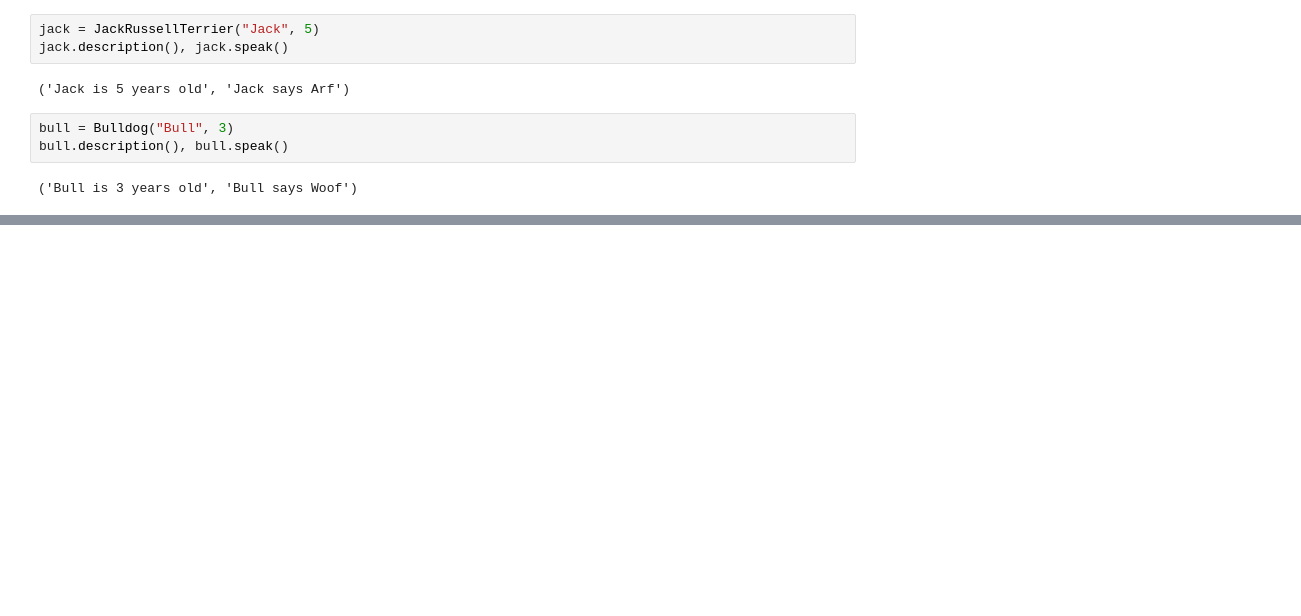
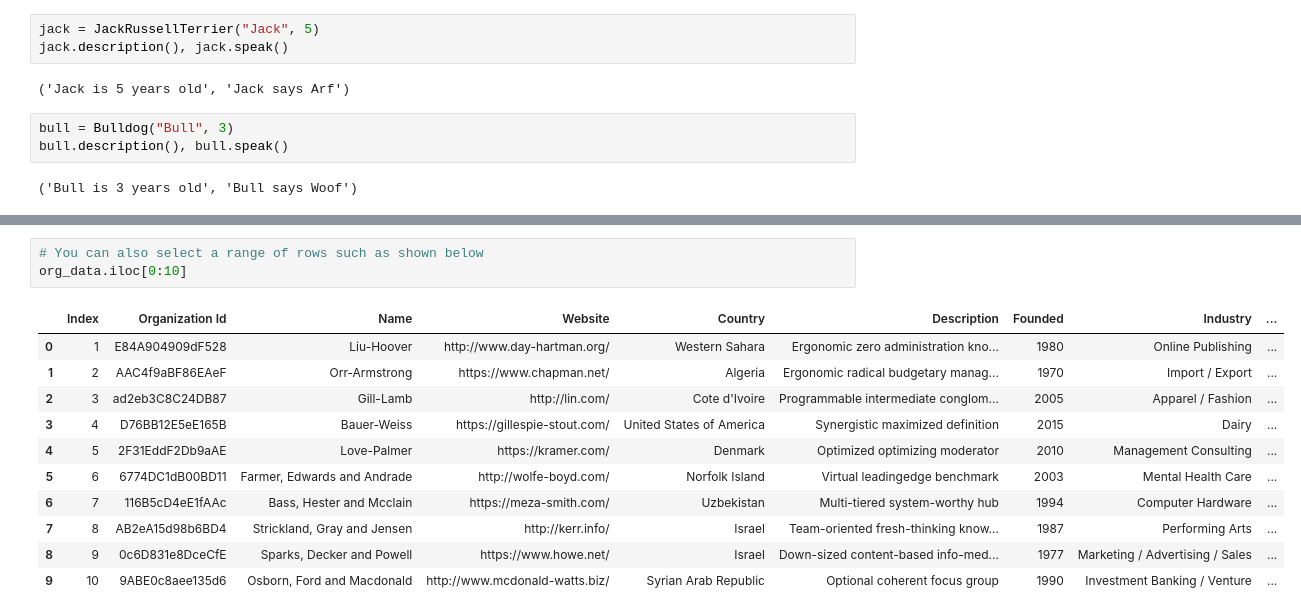
Before and after one commit to ZanaOkcuoglu/spikeUp, a Jupyter notebook: DS_deepdive_3.ipynb, the cells around one changed output, grey strips where cells are left out. Drawn from its saved outputs; the diff is of its cells as text; blank space fills up the shorter version.

```diff
--- a/DS_deepdive_3.ipynb
+++ b/DS_deepdive_3.ipynb
@@ -1563,0 +1693,15 @@ bull.description(), bull.speak()
+# %%
+# You can also select a range of rows such as shown below
+org_data.iloc[0:10]
+# %% [output]
+|  | Index | Organization Id | Name | Website | Country | Description | Founded | Industry | ... |
+| 0 | 1 | E84A904909dF528 | Liu-Hoover | http://www.day-hartman.org/ | Western Sahara | Ergonomic zero administration kno... | 1980 | Online Publishing | ... |
+| 1 | 2 | AAC4f9aBF86EAeF | Orr-Armstrong | https://www.chapman.net/ | Algeria | Ergonomic radical budgetary manag... | 1970 | Import / Export | ... |
+| 2 | 3 | ad2eb3C8C24DB87 | Gill-Lamb | http://lin.com/ | Cote d'Ivoire | Programmable intermediate conglom... | 2005 | Apparel / Fashion | ... |
+| 3 | 4 | D76BB12E5eE165B | Bauer-Weiss | https://gillespie-stout.com/ | United States of America | Synergistic maximized definition | 2015 | Dairy | ... |
+| 4 | 5 | 2F31EddF2Db9aAE | Love-Palmer | https://kramer.com/ | Denmark | Optimized optimizing moderator | 2010 | Management Consulting | ... |
+| 5 | 6 | 6774DC1dB00BD11 | Farmer, Edwards and Andrade | http://wolfe-boyd.com/ | Norfolk Island | Virtual leadingedge benchmark | 2003 | Mental Health Care | ... |
+| 6 | 7 | 116B5cD4eE1fAAc | Bass, Hester and Mcclain | https://meza-smith.com/ | Uzbekistan | Multi-tiered system-worthy hub | 1994 | Computer Hardware | ... |
+| 7 | 8 | AB2eA15d98b6BD4 | Strickland, Gray and Jensen | http://kerr.info/ | Israel | Team-oriented fresh-thinking know... | 1987 | Performing Arts | ... |
+| 8 | 9 | 0c6D831e8DceCfE | Sparks, Decker and Powell | https://www.howe.net/ | Israel | Down-sized content-based info-med... | 1977 | Marketing / Advertising / Sales | ... |
+| 9 | 10 | 9ABE0c8aee135d6 | Osborn, Ford and Macdonald | http://www.mcdonald-watts.biz/ | Syrian Arab Republic | Optional coherent focus group | 1990 | Investment Banking / Venture | ... |
```
Also changed, not shown: parts of 28 cells of this notebook, 1 other file.
